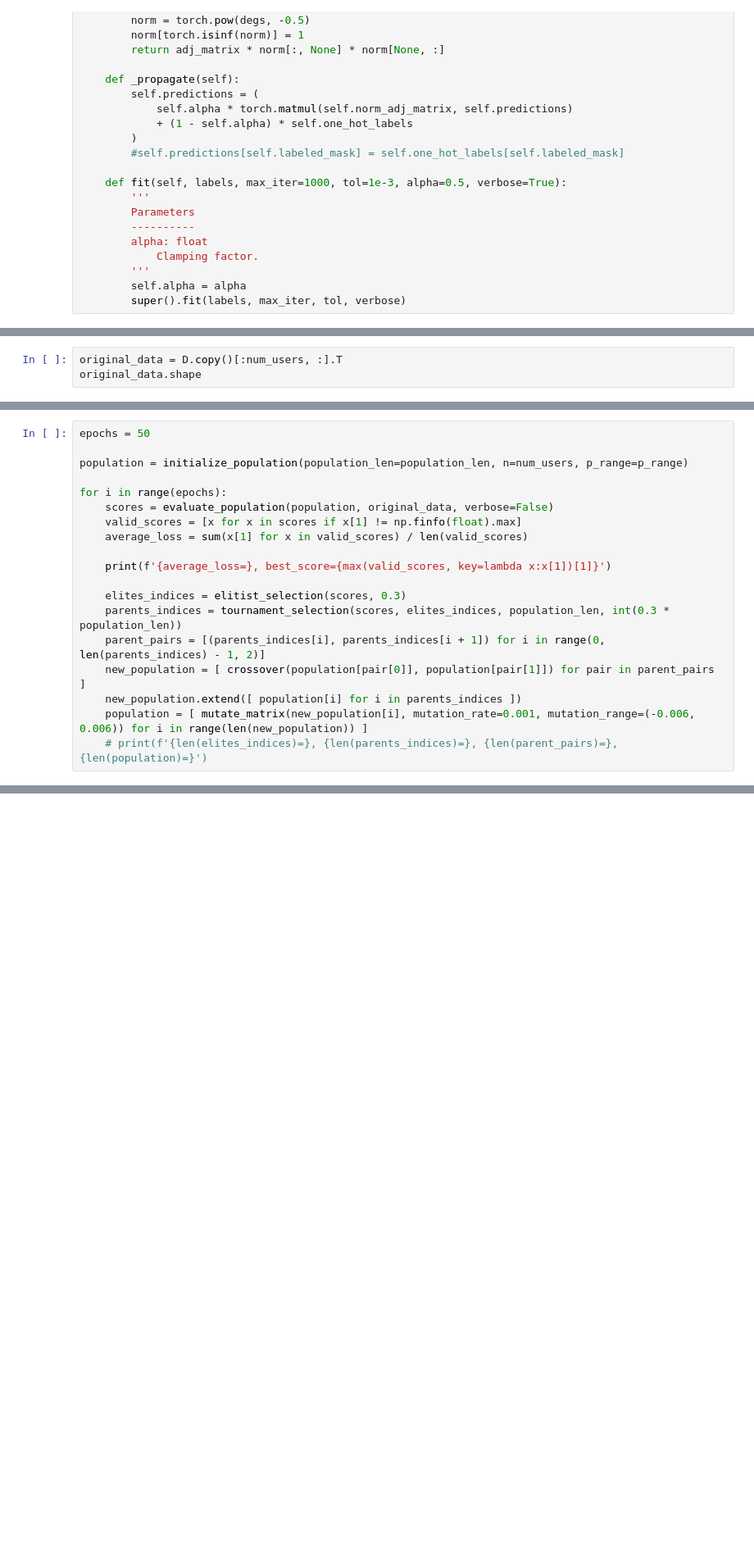
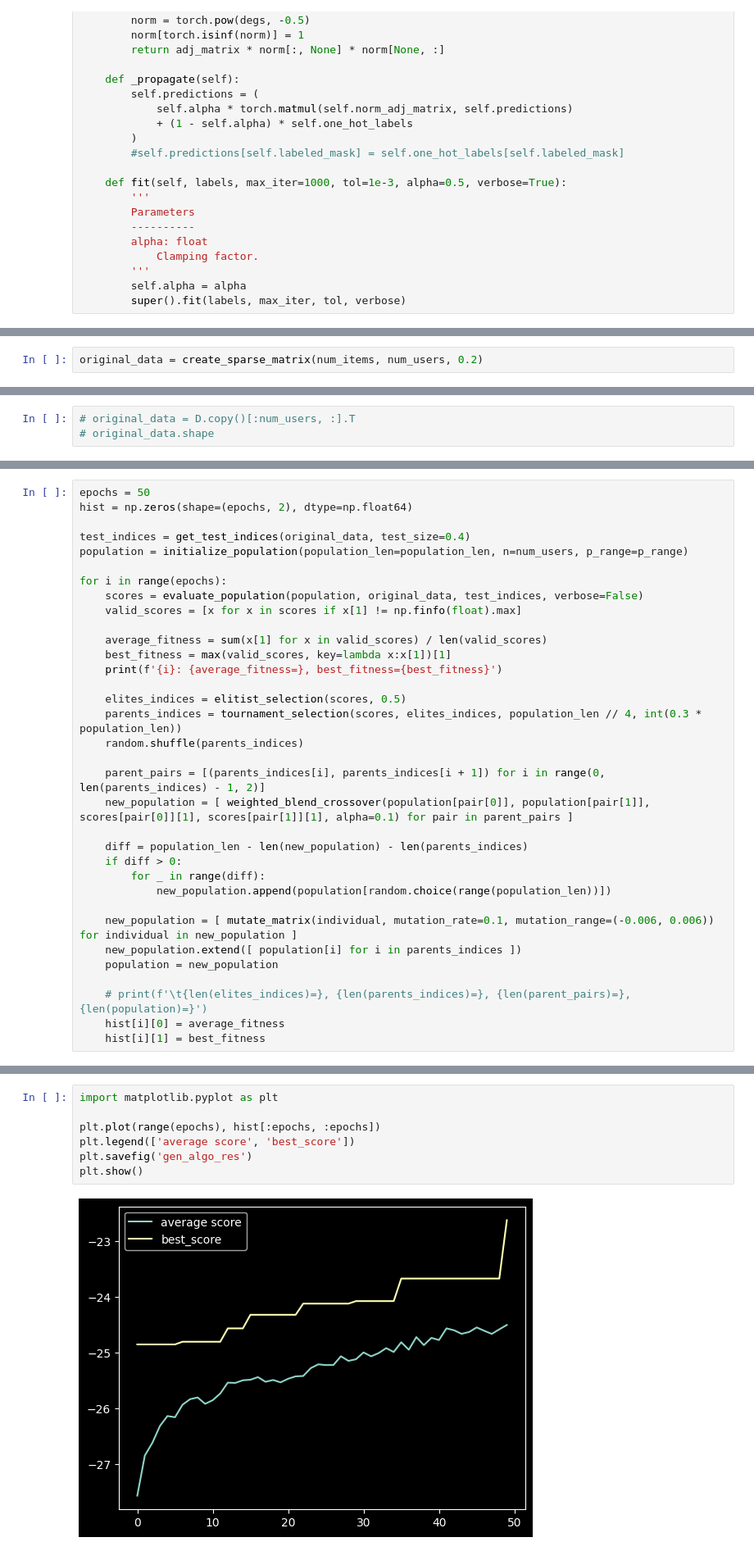
Before and after one commit to georgeVlc/thesis, a Jupyter notebook: loop.ipynb, the cells around one changed output, grey strips where cells are left out. Shown at 82% size. Saved outputs shown, nothing was run; the diff lists cells and outputs as text; blank space fills up the shorter version.

```diff
--- a/loop.ipynb
+++ b/loop.ipynb
@@ -324,0 +352,2 @@ partitions=15, population_len=25
+# %%
+original_data = create_sparse_matrix(num_items, num_users, 0.2)
@@ -325,3 +358,3 @@ partitions=15, population_len=25
 # %%
-original_data = D.copy()[:num_users, :].T
-original_data.shape
+# original_data = D.copy()[:num_users, :].T
+# original_data.shape
@@ -330,20 +369,35 @@ original_data.shape
 # %%
 epochs = 50
+hist = np.zeros(shape=(epochs, 2), dtype=np.float64)
 
+test_indices = get_test_indices(original_data, test_size=0.4)
 population = initialize_population(population_len=population_len, n=num_users, p_range=p_range)
 
 for i in range(epochs):
-    scores = evaluate_population(population, original_data, verbose=False)
+    scores = evaluate_population(population, original_data, test_indices, verbose=False)
     valid_scores = [x for x in scores if x[1] != np.finfo(float).max]
-    average_loss = sum(x[1] for x in valid_scores) / len(valid_scores)
 
-    print(f'{average_loss=}, best_score={max(valid_scores, key=lambda x:x[1])[1]}')
+    average_fitness = sum(x[1] for x in valid_scores) / len(valid_scores)
+    best_fitness = max(valid_scores, key=lambda x:x[1])[1]
+    print(f'{i}: {average_fitness=}, best_fitness={best_fitness}')
 
-    elites_indices = elitist_selection(scores, 0.3)
-    parents_indices = tournament_selection(scores, elites_indices, population_len, int(0.3 * population_len))
+    elites_indices = elitist_selection(scores, 0.5)
+    parents_indices = tournament_selection(scores, elites_indices, population_len // 4, int(0.3 * population_len))
+    random.shuffle(parents_indices)
+
     parent_pairs = [(parents_indices[i], parents_indices[i + 1]) for i in range(0, len(parents_indices) - 1, 2)]
-    new_population = [ crossover(population[pair[0]], population[pair[1]]) for pair in parent_pairs ]
+    new_population = [ weighted_blend_crossover(population[pair[0]], population[pair[1]], scores[pair[0]][1], scores[pair[1]][1], alpha=0.1) for pair in parent_pairs ]
+
+    diff = population_len - len(new_population) - len(parents_indices)
+    if diff > 0:
+        for _ in range(diff):
+            new_population.append(population[random.choice(range(population_len))])
+
+    new_population = [ mutate_matrix(individual, mutation_rate=0.1, mutation_range=(-0.006, 0.006)) for individual in new_population ]
     new_population.extend([ population[i] for i in parents_indices ])
-    population = [ mutate_matrix(new_population[i], mutation_rate=0.001, mutation_range=(-0.006, 0.006)) for i in range(len(new_population)) ]
-    # print(f'{len(elites_indices)=}, {len(parents_indices)=}, {len(parent_pairs)=}, {len(population)=}')
+    population = new_population
+
+    # print(f'\t{len(elites_indices)=}, {len(parents_indices)=}, {len(parent_pairs)=}, {len(population)=}')
+    hist[i][0] = average_fitness
+    hist[i][1] = best_fitness
 # %% [output]
@@ -357,0 +421,9 @@ KeyboardInterrupt:
+# %%
+import matplotlib.pyplot as plt
+
+plt.plot(range(epochs), hist[:epochs, :epochs])
+plt.legend(['average score', 'best_score'])
+plt.savefig('gen_algo_res')
+plt.show()
+# %% [output]
+[figure, added]
```
Also changed, not shown: parts of 11 cells of this notebook, 1 other file.
